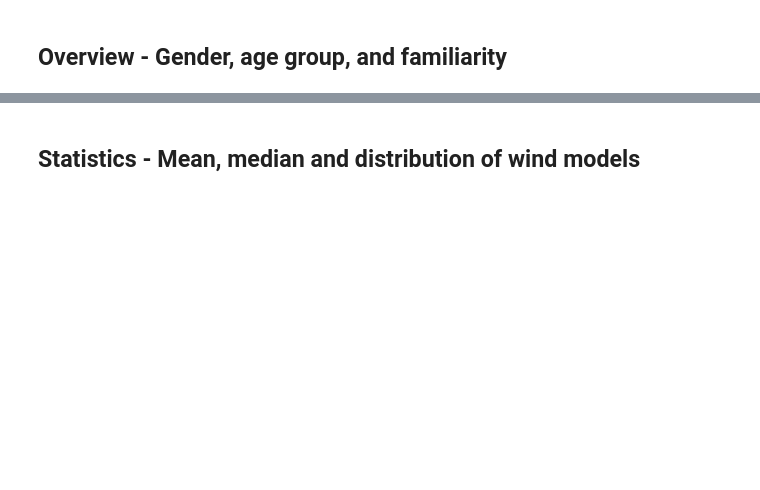
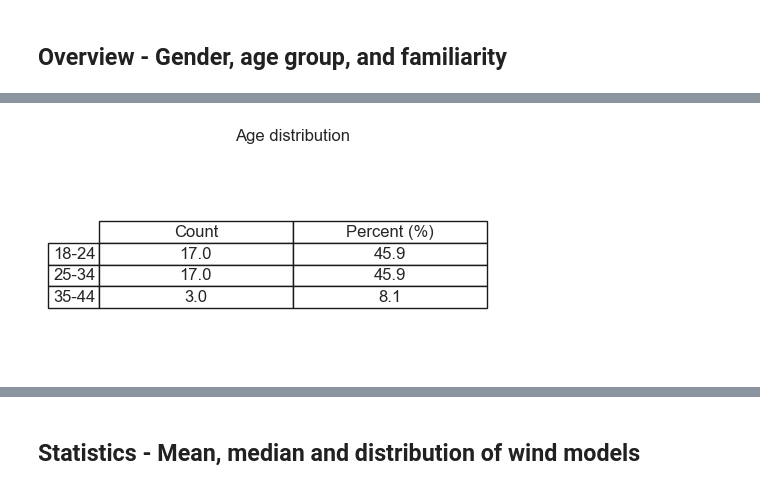
Before and after one commit to fhagerstrom/tree-motion-analysis, a Jupyter notebook: DV1583_fahg19_userStudyAnalysis.ipynb, the cells around one changed output, grey strips where cells are left out. Drawn from its saved outputs; the diff is of its cells as text; code cells hidden in the pictures; blank space fills up the shorter version.

```diff
--- a/DV1583_fahg19_userStudyAnalysis.ipynb
+++ b/DV1583_fahg19_userStudyAnalysis.ipynb
@@ -178,0 +208,4 @@ summary_table("familiarity")
+# %%
+save_table_as_png(age_table, "Age distribution", "figures/age_table.png")
+# %% [output]
+[figure, added]
```
Also changed, not shown: parts of 17 cells of this notebook, 14 other files.
